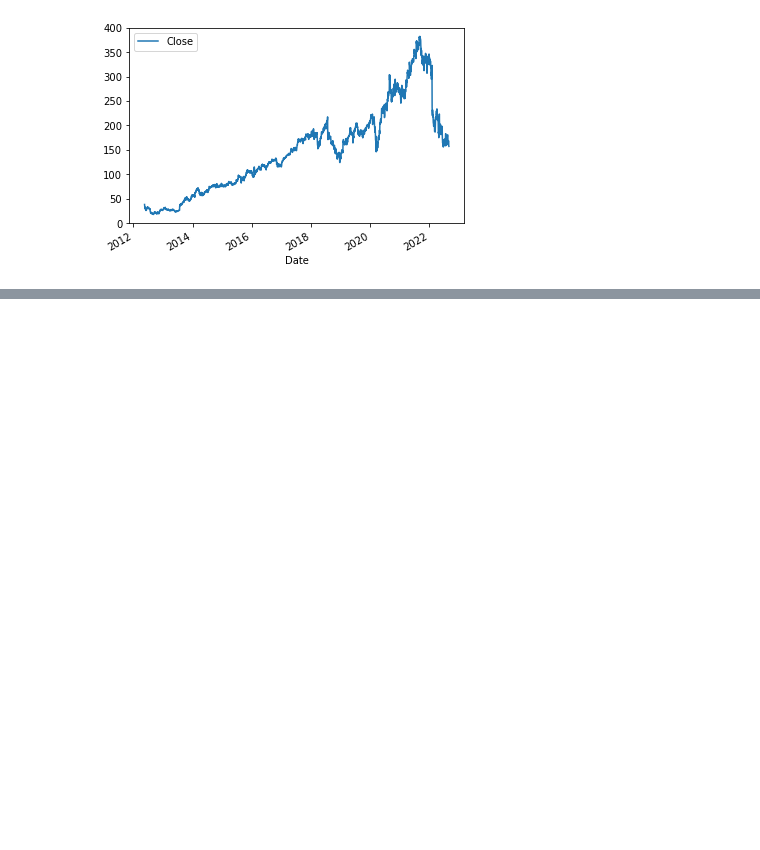
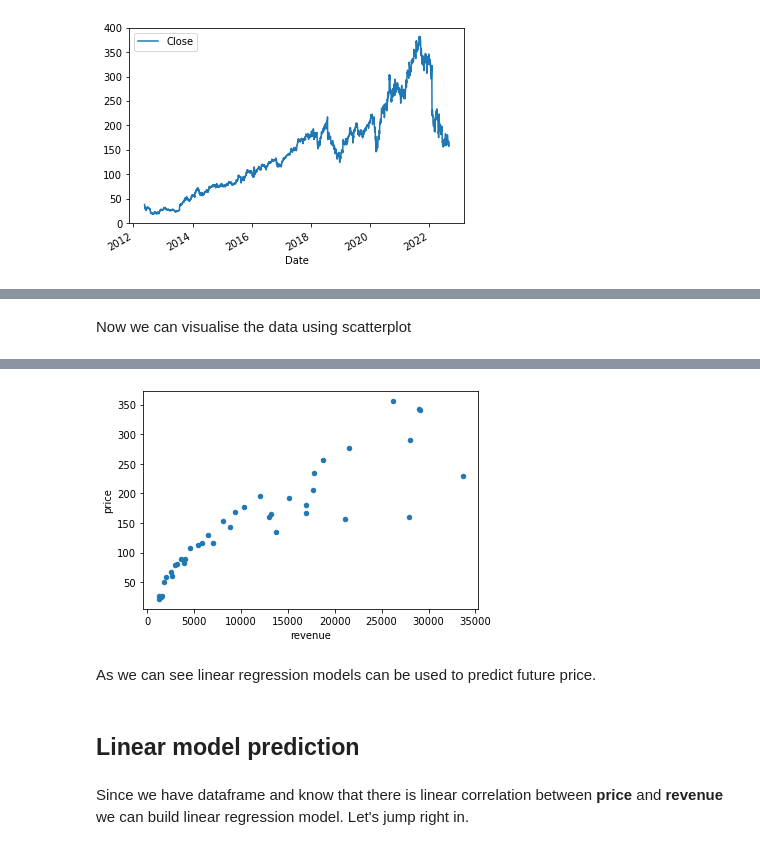
Before and after one commit to myredex/meta_stock_price_prediction, a Jupyter notebook: meta_ink_pred.ipynb, the cells around one changed output, grey strips where cells are left out. Cells and saved outputs as stored; diff of their text form; code cells hidden in the pictures; blank space fills up the shorter version.

```diff
--- a/meta_ink_pred.ipynb
+++ b/meta_ink_pred.ipynb
@@ -126,2 +179,2 @@ def my_func(price_df, revenue_df):
 # %%
-my_func(hist, revenue_dataframe)
+price_rev_df = join_price_and_revenue_dfs(hist, revenue_dataframe)
@@ -127,0 +184,5 @@ my_func(hist, revenue_dataframe)
+# %%
+# Clone dataframe
+price_rev_df_shifted = price_rev_df
+# Shift price column
+price_rev_df_shifted['price'] = price_rev_df_shifted['price'].shift(1)
@@ -128,3 +198,5 @@ my_func(hist, revenue_dataframe)
+# %% [markdown]
+Now we can visualise the data using scatterplot
 # %%
-hist.iloc[0, 0]
+price_rev_df_shifted.plot(x='revenue', y='price', kind="scatter")
 # %% [output]
@@ -131,0 +204,7 @@ Timestamp('2012-05-18 00:00:00')
+[figure, added]
+# %% [markdown]
+As we can see linear regression models can be used to predict future price.
+# %% [markdown]
+## Linear model prediction
+# %% [markdown]
+Since we have dataframe and know that there is linear correlation between <b>price</b> and <b>revenue</b> we can build linear regression model. Let's jump right in.
```
Also changed, not shown: parts of 19 cells of this notebook.
